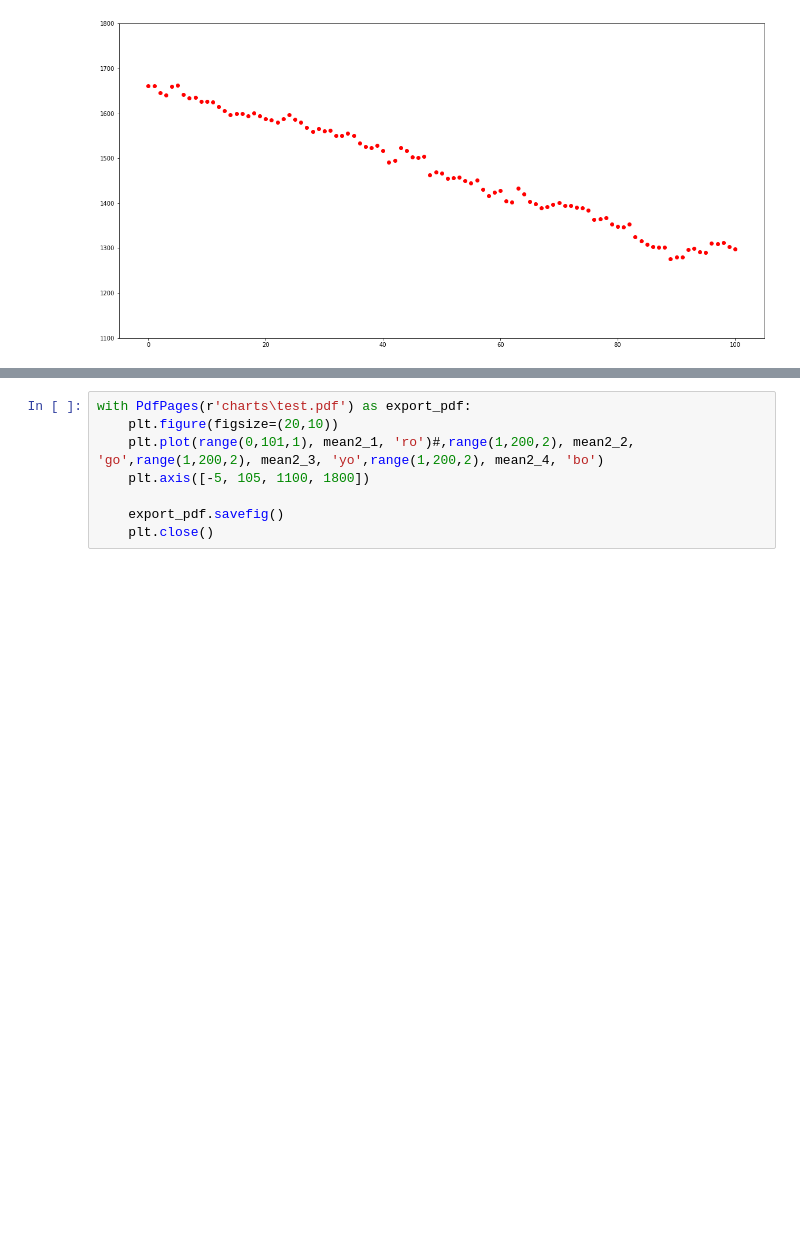
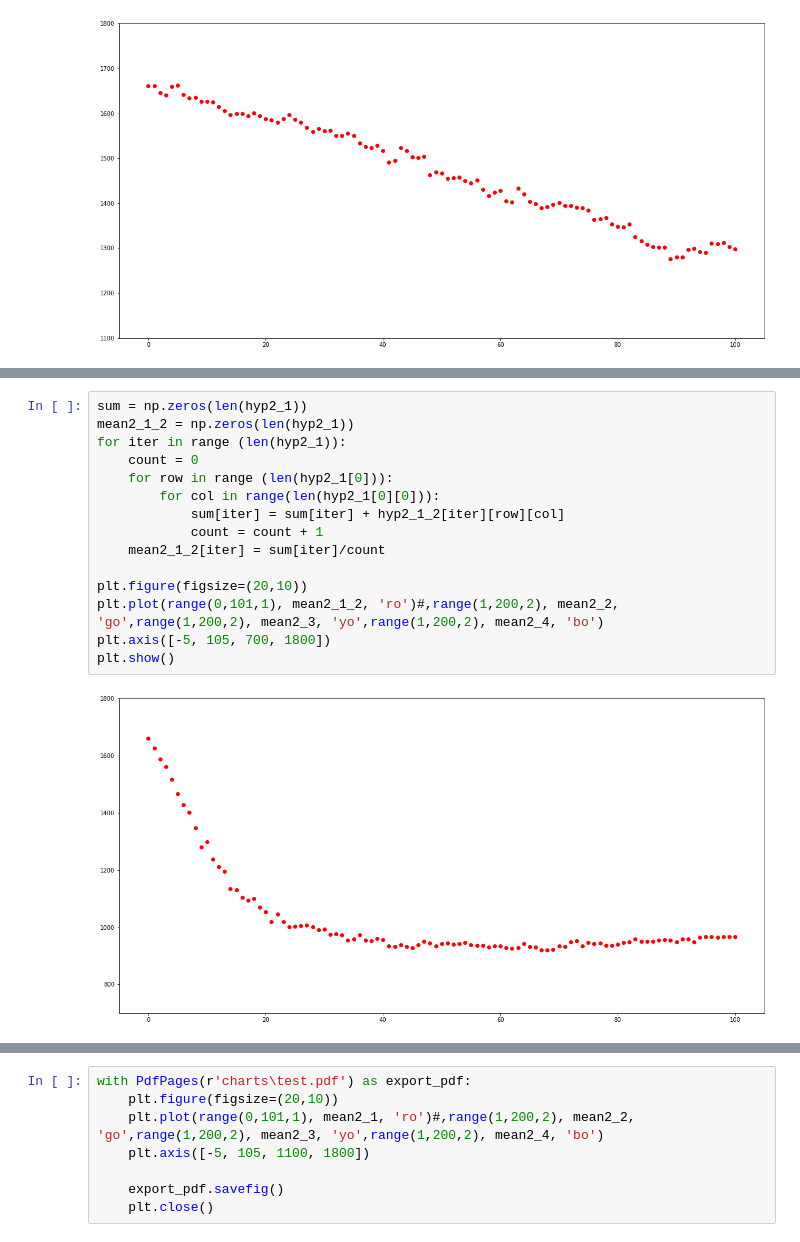
Before and after one commit to NoBugsAllowed/CVRP-ACO-python, a Jupyter notebook: report.ipynb, the cells around one changed output, grey strips where cells are left out. Drawn from its saved outputs; the diff is of its cells as text; blank space fills up the shorter version.

```diff
--- a/report.ipynb
+++ b/report.ipynb
@@ -451,0 +557,17 @@ print(mean2_1)
+# %%
+sum = np.zeros(len(hyp2_1))
+mean2_1_2 = np.zeros(len(hyp2_1))
+for iter in range (len(hyp2_1)):
+    count = 0
+    for row in range (len(hyp2_1[0])):
+        for col in range(len(hyp2_1[0][0])):
+            sum[iter] = sum[iter] + hyp2_1_2[iter][row][col]
+            count = count + 1
+    mean2_1_2[iter] = sum[iter]/count
+
+plt.figure(figsize=(20,10))
+plt.plot(range(0,101,1), mean2_1_2, 'ro')#,range(1,200,2), mean2_2, 'go',range(1,200,2), mean2_3, 'yo',range(1,200,2), mean2_4, 'bo')
+plt.axis([-5, 105, 700, 1800])
+plt.show()
+# %% [output]
+[figure, added]
```
Also changed, not shown: parts of 16 cells of this notebook, 14 other files.
